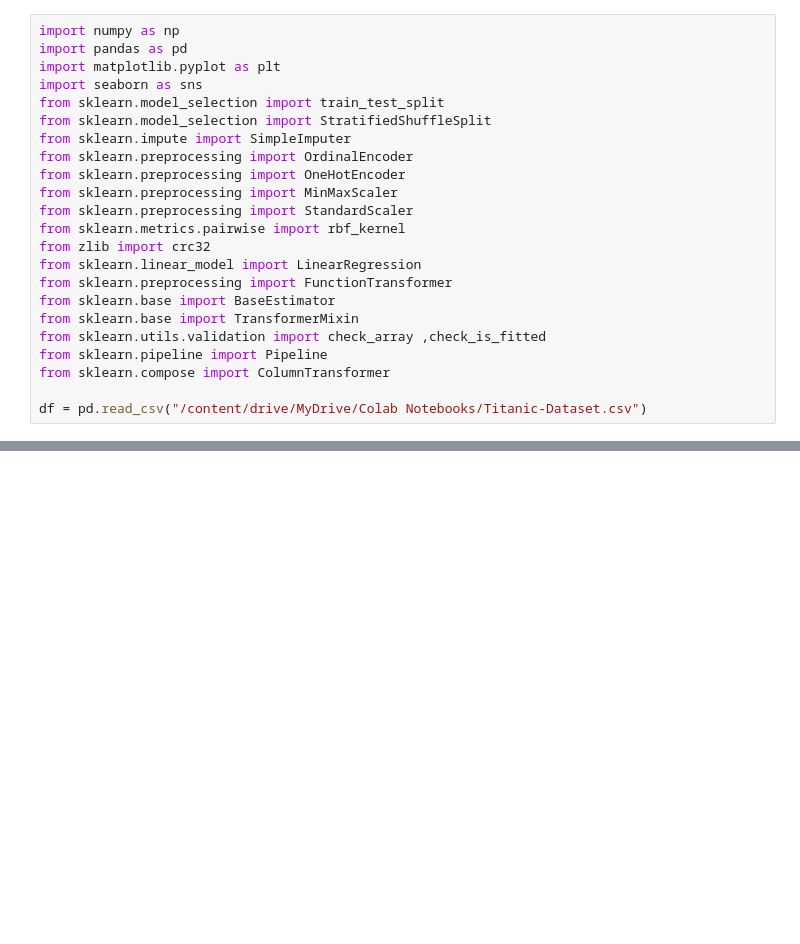
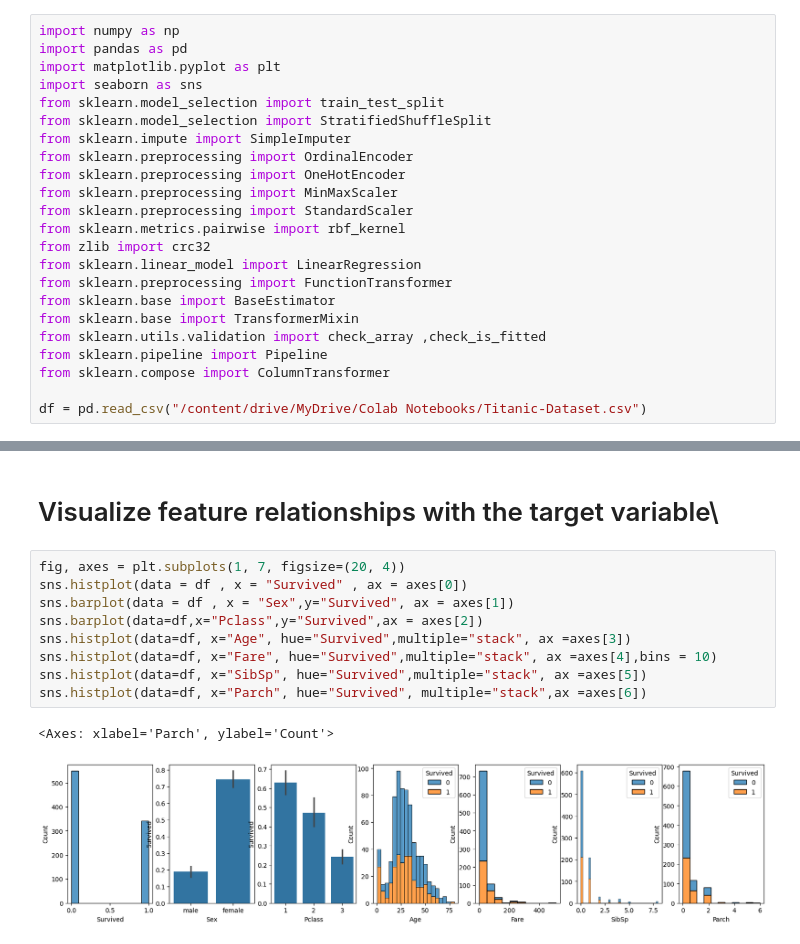
Before and after one commit to sma-rajaei/Titanic-Classification, a Jupyter notebook: Titanic.ipynb, the cells around one changed output, grey strips where cells are left out. Saved outputs shown, nothing was run; the diff lists cells and outputs as text; blank space fills up the shorter version.

Commit message:
Visualize feature relationships with the target variable

```diff
--- a/Titanic.ipynb
+++ b/Titanic.ipynb
@@ -48,3 +51,17 @@ Fare           248
 Cabin          147
 Embarked         3
 dtype: int64
+# %% [markdown]
+# Visualize feature relationships with the target variable\
+# %%
+fig, axes = plt.subplots(1, 7, figsize=(20, 4))
+sns.histplot(data = df , x = "Survived" , ax = axes[0])
+sns.barplot(data = df , x = "Sex",y="Survived", ax = axes[1])
+sns.barplot(data=df,x="Pclass",y="Survived",ax = axes[2])
+sns.histplot(data=df, x="Age", hue="Survived",multiple="stack", ax =axes[3])
+sns.histplot(data=df, x="Fare", hue="Survived",multiple="stack", ax =axes[4],bins = 10)
+sns.histplot(data=df, x="SibSp", hue="Survived",multiple="stack", ax =axes[5])
+sns.histplot(data=df, x="Parch", hue="Survived", multiple="stack",ax =axes[6])
+# %% [output]
+<Axes: xlabel='Parch', ylabel='Count'>
+[figure, added]
```
Also changed, not shown: parts of 2 cells of this notebook.
